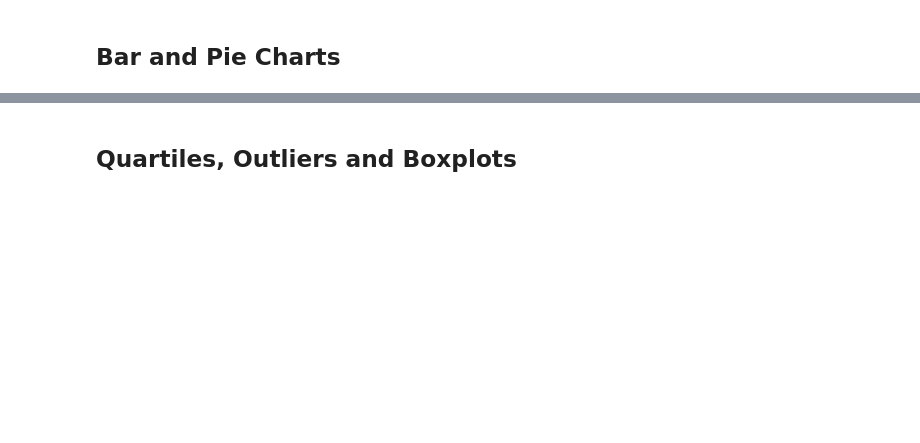
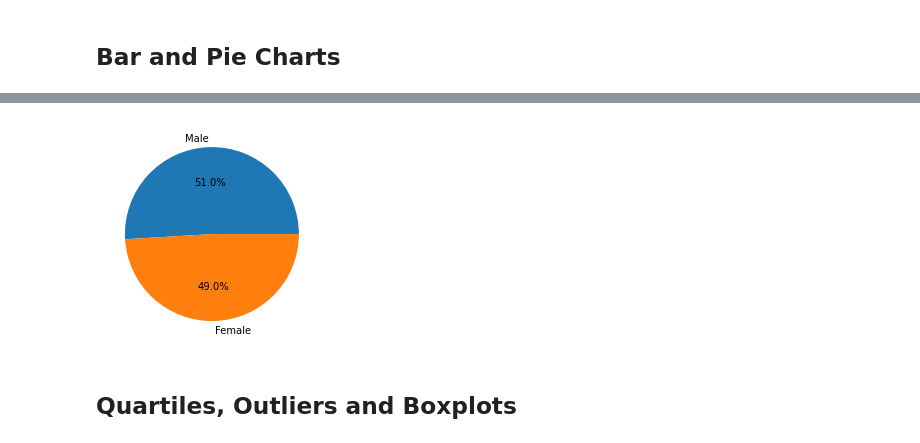
Before and after one commit to PCMurray2234/matplotlib-challenge, a Jupyter notebook: Pymaceuticals/pymaceuticals_starter.ipynb, the cells around one changed output, grey strips where cells are left out. Cells and saved outputs as stored; diff of their text form; code cells hidden in the pictures; blank space fills up the shorter version.

```diff
--- a/Pymaceuticals/pymaceuticals_starter.ipynb
+++ b/Pymaceuticals/pymaceuticals_starter.ipynb
@@ -113,5 +155,9 @@ mouse.head()
 # %%
 # Generate a pie plot showing the distribution of female versus male mice using pyplot
+plt.pie(df2, autopct='%1.1f%%', labels=df2.index)
+plt.show()
+# %% [output]
+[figure, added]
 # %% [markdown]
 ## Quartiles, Outliers and Boxplots
 # %%
```
Also changed, not shown: parts of 27 cells of this notebook, 1 other file.
